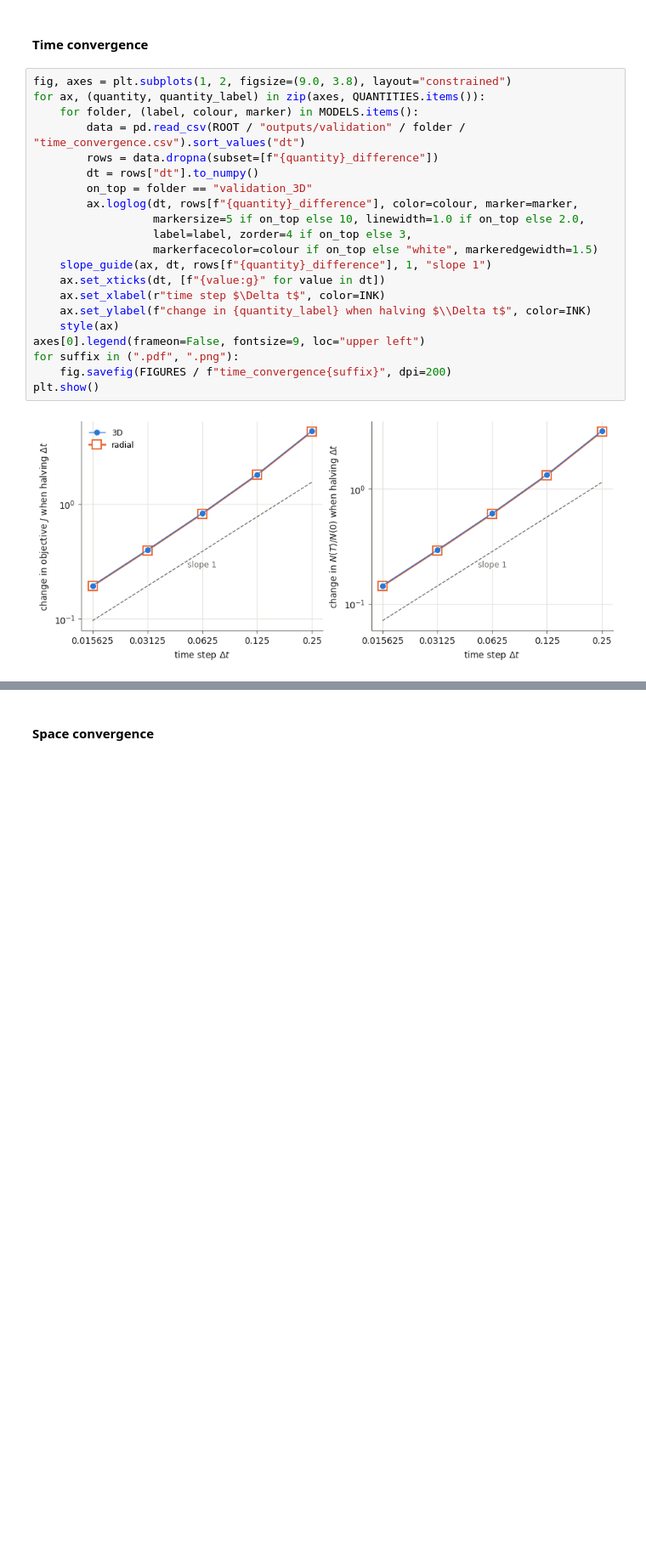
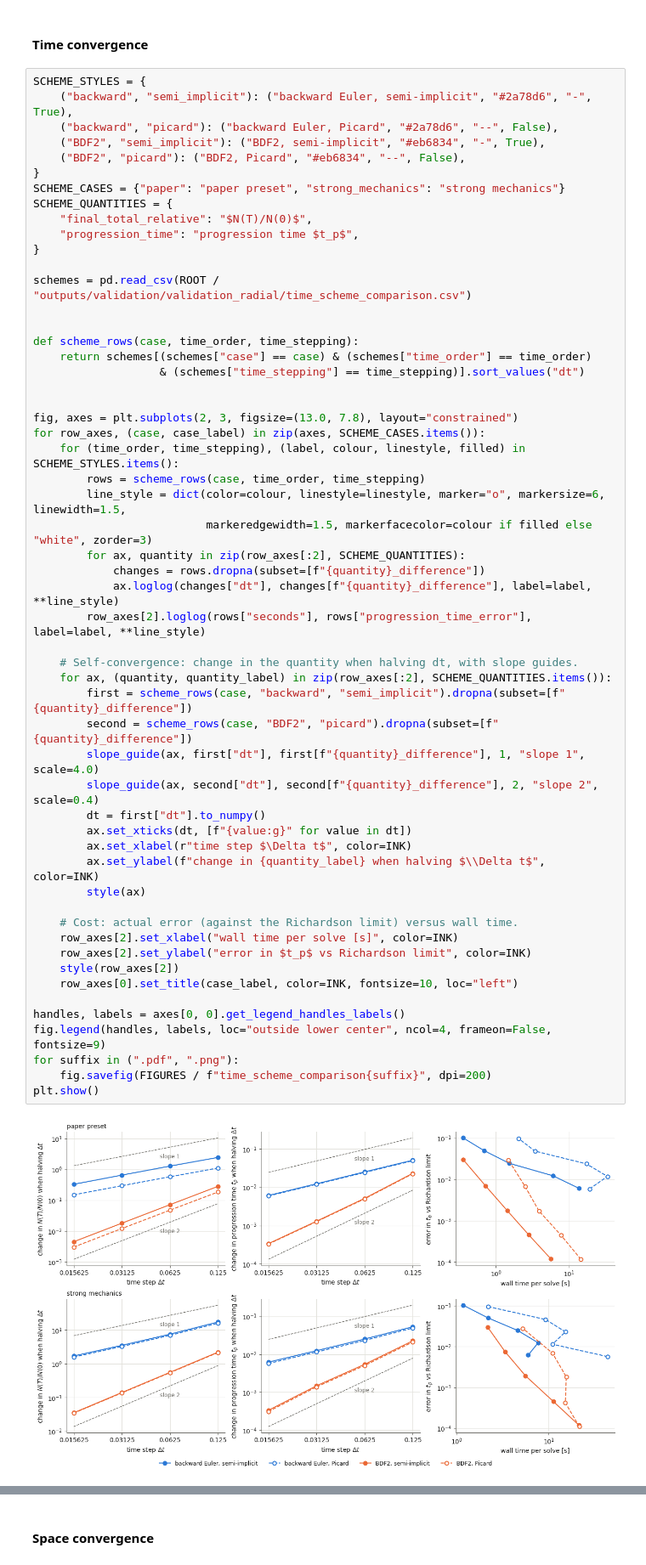
Before and after one commit to davidsnik/Tumor_Growth_Treatment_Optimization, a Jupyter notebook: validation/validation_plots.ipynb, the cells around one changed output, grey strips where cells are left out. Shown at 85% size. Drawn from its saved outputs; the diff is of its cells as text; blank space fills up the shorter version.

```diff
--- a/validation/validation_plots.ipynb
+++ b/validation/validation_plots.ipynb
@@ -142,25 +200,59 @@ plt.show()
 # %% [markdown]
 #### Time convergence
 # %%
-fig, axes = plt.subplots(1, 2, figsize=(9.0, 3.8), layout="constrained")
-for ax, (quantity, quantity_label) in zip(axes, QUANTITIES.items()):
-    for folder, (label, colour, marker) in MODELS.items():
-        data = pd.read_csv(ROOT / "outputs/validation" / folder / "time_convergence.csv").sort_values("dt")
-        rows = data.dropna(subset=[f"{quantity}_difference"])
-        dt = rows["dt"].to_numpy()
-        on_top = folder == "validation_3D"
-        ax.loglog(dt, rows[f"{quantity}_difference"], color=colour, marker=marker,
-                  markersize=5 if on_top else 10, linewidth=1.0 if on_top else 2.0,
-                  label=label, zorder=4 if on_top else 3,
-                  markerfacecolor=colour if on_top else "white", markeredgewidth=1.5)
-    slope_guide(ax, dt, rows[f"{quantity}_difference"], 1, "slope 1")
-    ax.set_xticks(dt, [f"{value:g}" for value in dt])
-    ax.set_xlabel(r"time step $\Delta t$", color=INK)
-    ax.set_ylabel(f"change in {quantity_label} when halving $\\Delta t$", color=INK)
-    style(ax)
-axes[0].legend(frameon=False, fontsize=9, loc="upper left")
+SCHEME_STYLES = {
+    ("backward", "semi_implicit"): ("backward Euler, semi-implicit", "#2a78d6", "-", True),
+    ("backward", "picard"): ("backward Euler, Picard", "#2a78d6", "--", False),
+    ("BDF2", "semi_implicit"): ("BDF2, semi-implicit", "#eb6834", "-", True),
+    ("BDF2", "picard"): ("BDF2, Picard", "#eb6834", "--", False),
+}
+SCHEME_CASES = {"paper": "paper preset", "strong_mechanics": "strong mechanics"}
+SCHEME_QUANTITIES = {
+    "final_total_relative": "$N(T)/N(0)$",
+    "progression_time": "progression time $t_p$",
+}
+
+schemes = pd.read_csv(ROOT / "outputs/validation/validation_radial/time_scheme_comparison.csv")
+
+
+def scheme_rows(case, time_order, time_stepping):
+    return schemes[(schemes["case"] == case) & (schemes["time_order"] == time_order)
+                   & (schemes["time_stepping"] == time_stepping)].sort_values("dt")
+
+
+fig, axes = plt.subplots(2, 3, figsize=(13.0, 7.8), layout="constrained")
+for row_axes, (case, case_label) in zip(axes, SCHEME_CASES.items()):
+    for (time_order, time_stepping), (label, colour, linestyle, filled) in SCHEME_STYLES.items():
+        rows = scheme_rows(case, time_order, time_stepping)
+        line_style = dict(color=colour, linestyle=linestyle, marker="o", markersize=6, linewidth=1.5,
+                          markeredgewidth=1.5, markerfacecolor=colour if filled else "white", zorder=3)
+        for ax, quantity in zip(row_axes[:2], SCHEME_QUANTITIES):
+            changes = rows.dropna(subset=[f"{quantity}_difference"])
+            ax.loglog(changes["dt"], changes[f"{quantity}_difference"], label=label, **line_style)
+        row_axes[2].loglog(rows["seconds"], rows["progression_time_error"], label=label, **line_style)
+
+    # Self-convergence: change in the quantity when halving dt, with slope guides.
+    for ax, (quantity, quantity_label) in zip(row_axes[:2], SCHEME_QUANTITIES.items()):
+        first = scheme_rows(case, "backward", "semi_implicit").dropna(subset=[f"{quantity}_difference"])
+        second = scheme_rows(case, "BDF2", "picard").dropna(subset=[f"{quantity}_difference"])
+        slope_guide(ax, first["dt"], first[f"{quantity}_difference"], 1, "slope 1", scale=4.0)
+        slope_guide(ax, second["dt"], second[f"{quantity}_difference"], 2, "slope 2", scale=0.4)
+        dt = first["dt"].to_numpy()
+        ax.set_xticks(dt, [f"{value:g}" for value in dt])
+        ax.set_xlabel(r"time step $\Delta t$", color=INK)
+        ax.set_ylabel(f"change in {quantity_label} when halving $\\Delta t$", color=INK)
+        style(ax)
+
+    # Cost: actual error (against the Richardson limit) versus wall time.
+    row_axes[2].set_xlabel("wall time per solve [s]", color=INK)
+    row_axes[2].set_ylabel("error in $t_p$ vs Richardson limit", color=INK)
+    style(row_axes[2])
+    row_axes[0].set_title(case_label, color=INK, fontsize=10, loc="left")
+
+handles, labels = axes[0, 0].get_legend_handles_labels()
+fig.legend(handles, labels, loc="outside lower center", ncol=4, frameon=False, fontsize=9)
 for suffix in (".pdf", ".png"):
-    fig.savefig(FIGURES / f"time_convergence{suffix}", dpi=200)
+    fig.savefig(FIGURES / f"time_scheme_comparison{suffix}", dpi=200)
 plt.show()
 # %% [output]
-[figure, old version]
+[figure, new version]
```
Also changed, not shown: parts of 5 cells of this notebook, 12 other files.
